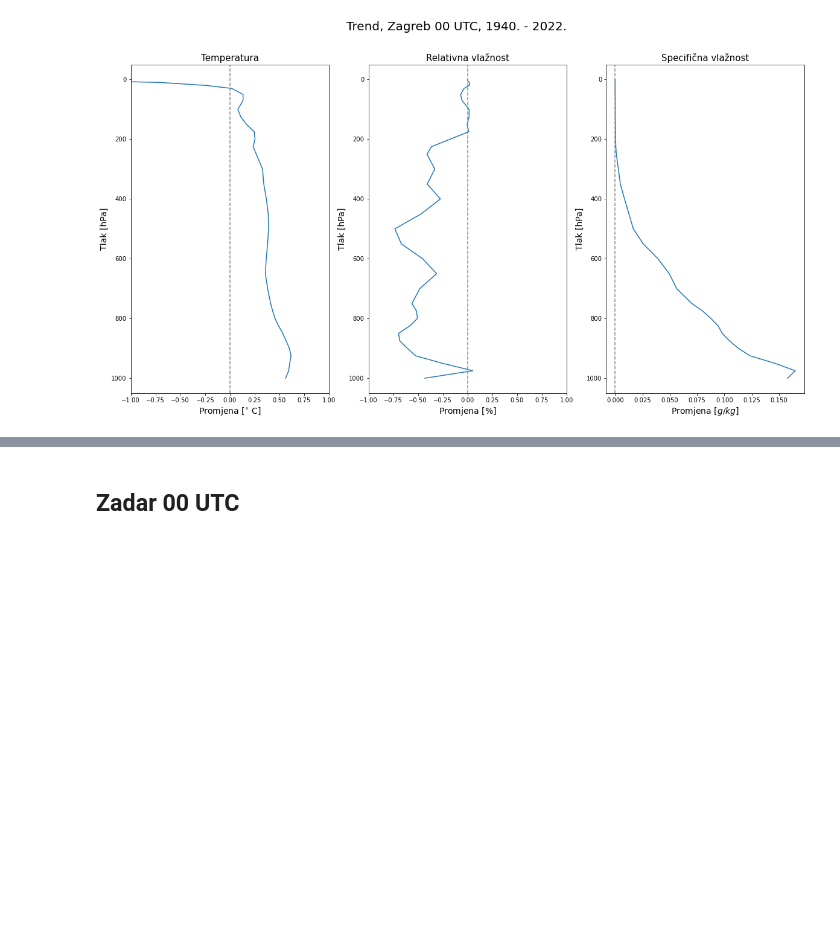
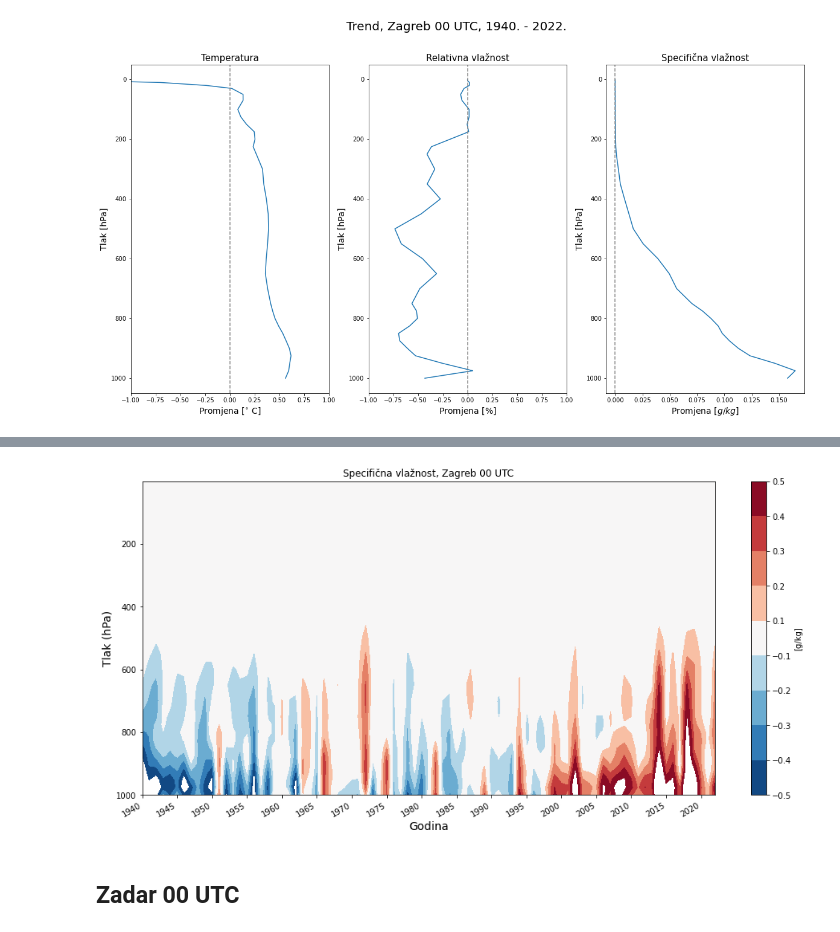
Before and after one commit to oyrad/diplomatic-work, a Jupyter notebook: cda.ipynb, the cells around one changed output, grey strips where cells are left out. Saved outputs shown, nothing was run; the diff lists cells and outputs as text; code cells hidden in the pictures; blank space fills up the shorter version.

```diff
--- a/cda.ipynb
+++ b/cda.ipynb
@@ -166,3 +243,7 @@ plt.savefig("zg_00.png")
+# %%
+graph_hovmoeller(zg_spec_00, cmap_levels=hovmoeller_spec_levels, title="Specifična vlažnost, Zagreb 00 UTC", cmap_label="[g/kg]")
+# %% [output]
+[figure, added]
 # %% [markdown]
 ## Zadar 00 UTC
 # %%
```
Also changed, not shown: parts of 20 cells of this notebook.
